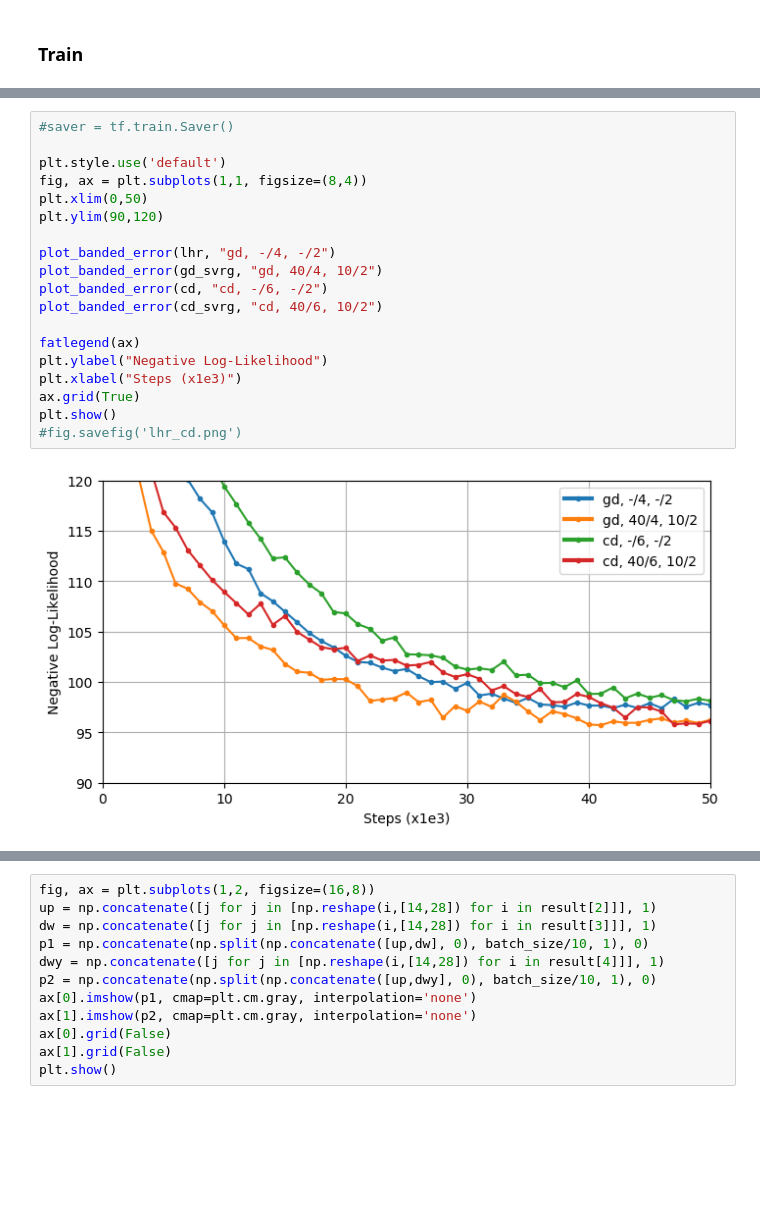
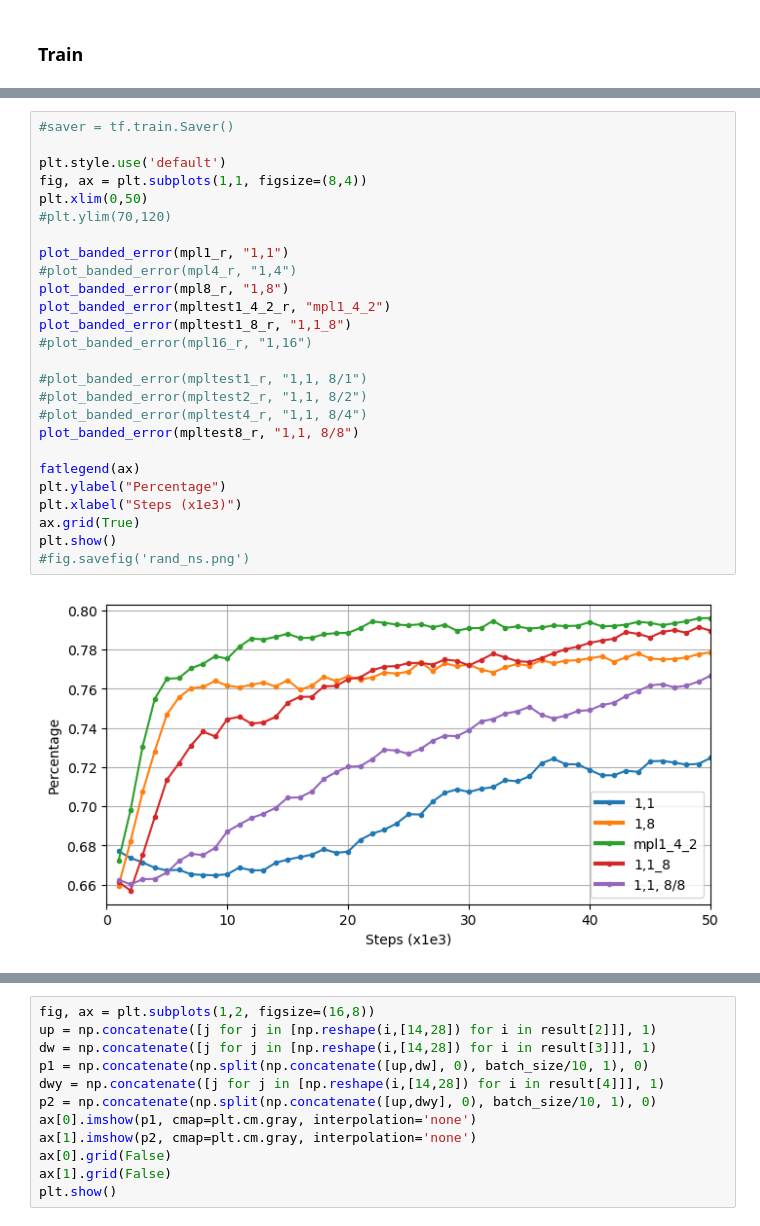
Before and after one commit to ethihsy/cc, a Jupyter notebook: gd_est.ipynb, the cells around one changed output, grey strips where cells are left out. Saved outputs shown, nothing was run; the diff lists cells and outputs as text; blank space fills up the shorter version.

Commit message:
update the graph

```diff
--- a/gd_est.ipynb
+++ b/gd_est.ipynb
@@ -225,21 +303,28 @@ cd_svrg = loss_rec
 # %%
 #saver = tf.train.Saver()
 
 plt.style.use('default')
 fig, ax = plt.subplots(1,1, figsize=(8,4))
 plt.xlim(0,50)
-plt.ylim(90,120)
+#plt.ylim(70,120)
 
-plot_banded_error(lhr, "gd, -/4, -/2")
-plot_banded_error(gd_svrg, "gd, 40/4, 10/2")
-plot_banded_error(cd, "cd, -/6, -/2")
-plot_banded_error(cd_svrg, "cd, 40/6, 10/2")
+plot_banded_error(mpl1_r, "1,1")
+#plot_banded_error(mpl4_r, "1,4")
+plot_banded_error(mpl8_r, "1,8")
+plot_banded_error(mpltest1_4_2_r, "mpl1_4_2")
+plot_banded_error(mpltest1_8_r, "1,1_8")
+#plot_banded_error(mpl16_r, "1,16")
+
+#plot_banded_error(mpltest1_r, "1,1, 8/1")
+#plot_banded_error(mpltest2_r, "1,1, 8/2")
+#plot_banded_error(mpltest4_r, "1,1, 8/4")
+plot_banded_error(mpltest8_r, "1,1, 8/8")
 
 fatlegend(ax)
-plt.ylabel("Negative Log-Likelihood")
+plt.ylabel("Percentage")
 plt.xlabel("Steps (x1e3)")
 ax.grid(True)
 plt.show()
-#fig.savefig('lhr_cd.png')
+#fig.savefig('rand_ns.png')
 # %% [output]
-[figure, old version]
+[figure, new version]
```
Also changed, not shown: parts of 13 cells of this notebook.
